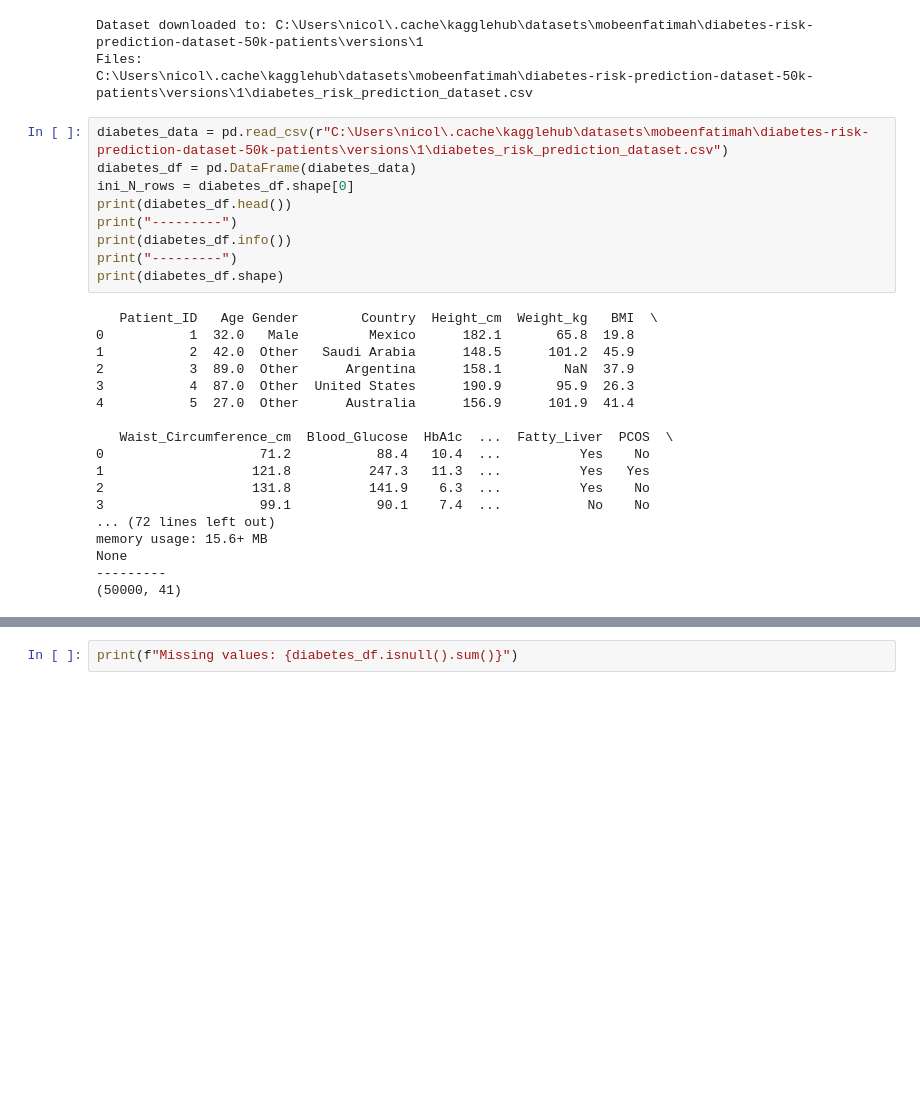
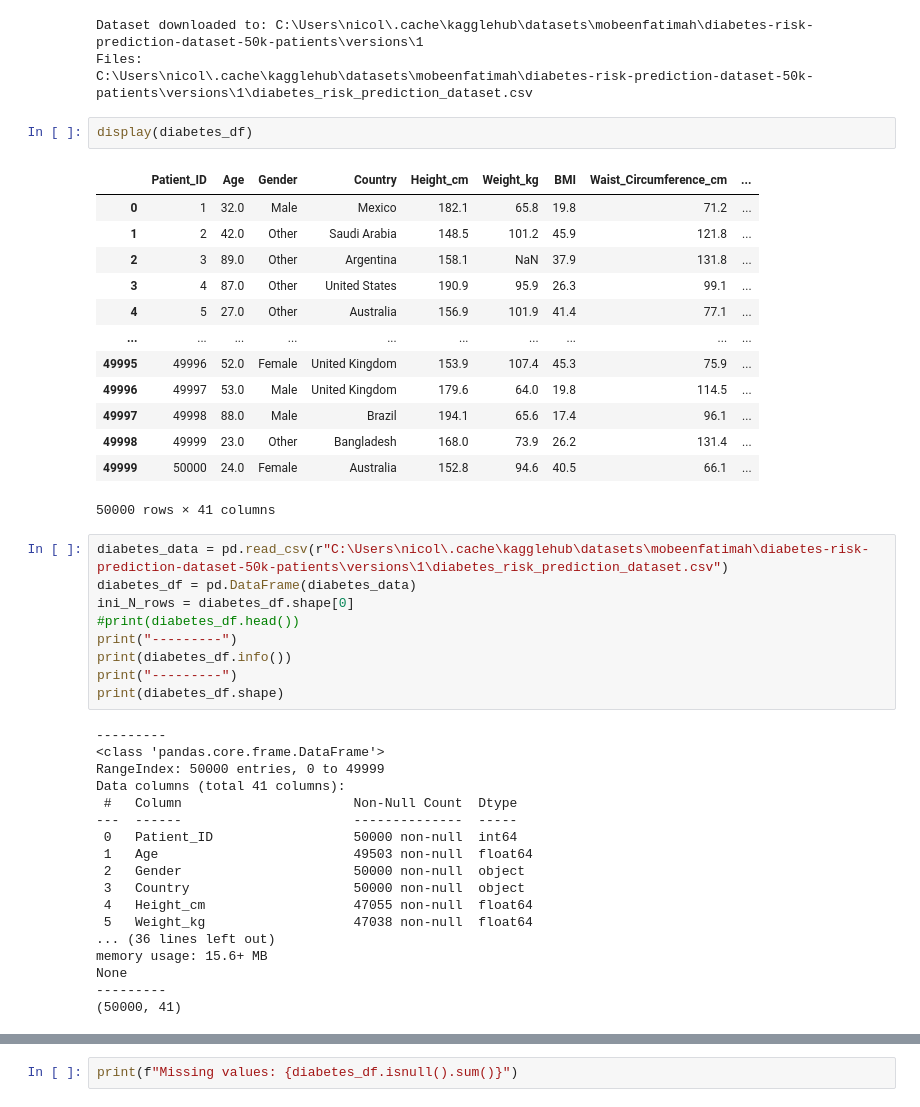
Before and after one commit to NicolePruijssers/Portfolio, a Jupyter notebook: diabetes risk predictor.ipynb, the cells around one changed output, grey strips where cells are left out. Cells and saved outputs as stored; diff of their text form; blank space fills up the shorter version.

```diff
--- a/diabetes risk predictor.ipynb
+++ b/diabetes risk predictor.ipynb
@@ -19,29 +19,45 @@ for root, dirs, files in os.walk(path):
 Dataset downloaded to: C:\Users\nicol\.cache\kagglehub\datasets\mobeenfatimah\diabetes-risk-prediction-dataset-50k-patients\versions\1
 Files:
 C:\Users\nicol\.cache\kagglehub\datasets\mobeenfatimah\diabetes-risk-prediction-dataset-50k-patients\versions\1\diabetes_risk_prediction_dataset.csv
+# %%
+display(diabetes_df)
+# %% [output]
+|  | Patient_ID | Age | Gender | Country | Height_cm | Weight_kg | BMI | Waist_Circumference_cm | ... |
+| 0 | 1 | 32.0 | Male | Mexico | 182.1 | 65.8 | 19.8 | 71.2 | ... |
+| 1 | 2 | 42.0 | Other | Saudi Arabia | 148.5 | 101.2 | 45.9 | 121.8 | ... |
+| 2 | 3 | 89.0 | Other | Argentina | 158.1 | NaN | 37.9 | 131.8 | ... |
+| 3 | 4 | 87.0 | Other | United States | 190.9 | 95.9 | 26.3 | 99.1 | ... |
+| 4 | 5 | 27.0 | Other | Australia | 156.9 | 101.9 | 41.4 | 77.1 | ... |
+| ... | ... | ... | ... | ... | ... | ... | ... | ... | ... |
+| 49995 | 49996 | 52.0 | Female | United Kingdom | 153.9 | 107.4 | 45.3 | 75.9 | ... |
+| 49996 | 49997 | 53.0 | Male | United Kingdom | 179.6 | 64.0 | 19.8 | 114.5 | ... |
+| 49997 | 49998 | 88.0 | Male | Brazil | 194.1 | 65.6 | 17.4 | 96.1 | ... |
+| 49998 | 49999 | 23.0 | Other | Bangladesh | 168.0 | 73.9 | 26.2 | 131.4 | ... |
+| 49999 | 50000 | 24.0 | Female | Australia | 152.8 | 94.6 | 40.5 | 66.1 | ... |
+50000 rows × 41 columns
 # %%
 diabetes_data = pd.read_csv(r"C:\Users\nicol\.cache\kagglehub\datasets\mobeenfatimah\diabetes-risk-prediction-dataset-50k-patients\versions\1\diabetes_risk_prediction_dataset.csv")
 diabetes_df = pd.DataFrame(diabetes_data)
 ini_N_rows = diabetes_df.shape[0]
-print(diabetes_df.head())
+#print(diabetes_df.head())
 print("---------")
 print(diabetes_df.info())
 print("---------")
 print(diabetes_df.shape)
 # %% [output]
-   Patient_ID   Age Gender        Country  Height_cm  Weight_kg   BMI  \
-0           1  32.0   Male         Mexico      182.1       65.8  19.8
-1           2  42.0  Other   Saudi Arabia      148.5      101.2  45.9
-2           3  89.0  Other      Argentina      158.1        NaN  37.9
-3           4  87.0  Other  United States      190.9       95.9  26.3
-4           5  27.0  Other      Australia      156.9      101.9  41.4
-
-   Waist_Circumference_cm  Blood_Glucose  HbA1c  ...  Fatty_Liver  PCOS  \
-0                    71.2           88.4   10.4  ...          Yes    No
-1                   121.8          247.3   11.3  ...          Yes   Yes
-2                   131.8          141.9    6.3  ...          Yes    No
-3                    99.1           90.1    7.4  ...           No    No
-... (72 lines left out)
+---------
+<class 'pandas.core.frame.DataFrame'>
+RangeIndex: 50000 entries, 0 to 49999
+Data columns (total 41 columns):
+ #   Column                      Non-Null Count  Dtype
+---  ------                      --------------  -----
+ 0   Patient_ID                  50000 non-null  int64
+ 1   Age                         49503 non-null  float64
+ 2   Gender                      50000 non-null  object
+ 3   Country                     50000 non-null  object
+ 4   Height_cm                   47055 non-null  float64
+ 5   Weight_kg                   47038 non-null  float64
+... (36 lines left out)
 memory usage: 15.6+ MB
 None
 ---------
```
Also changed, not shown: parts of 1 cell of this notebook.
